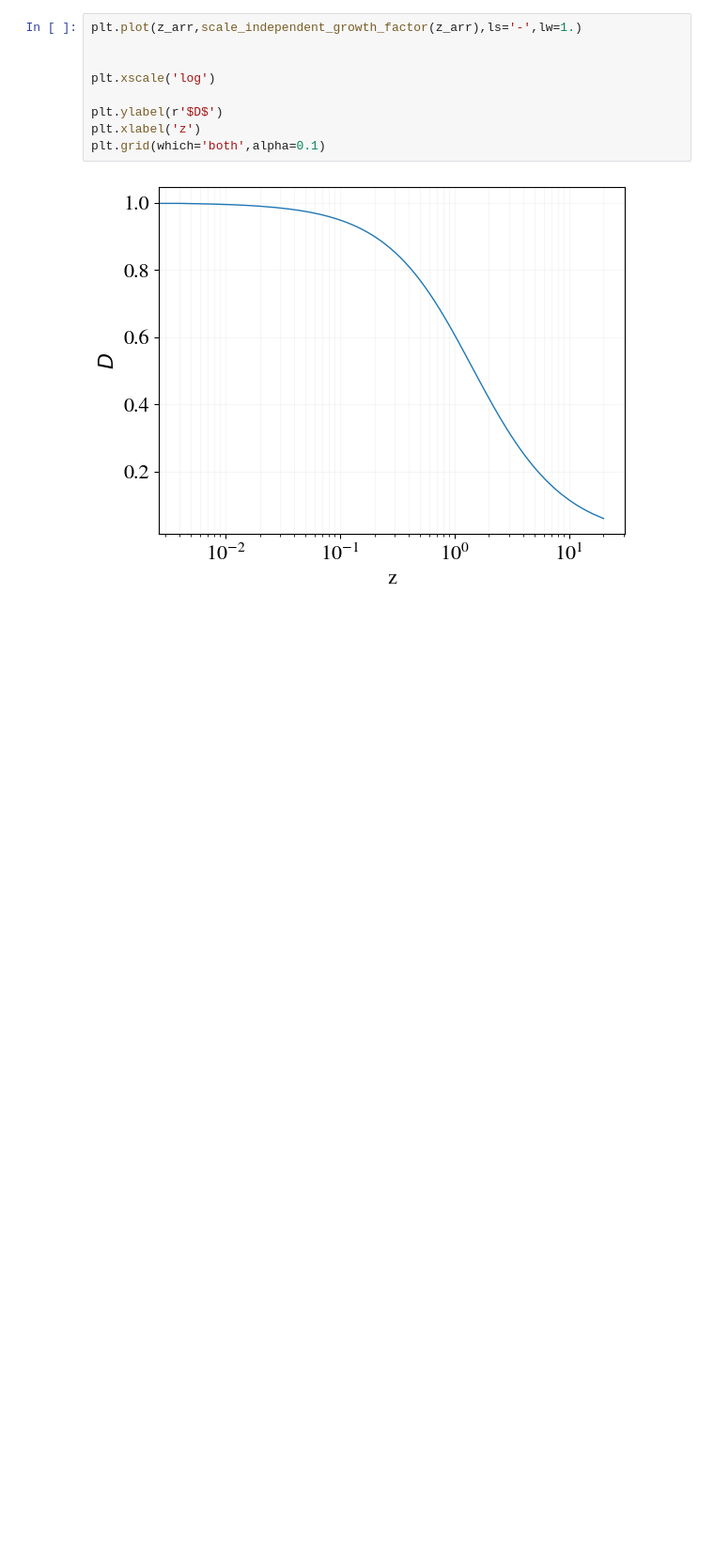
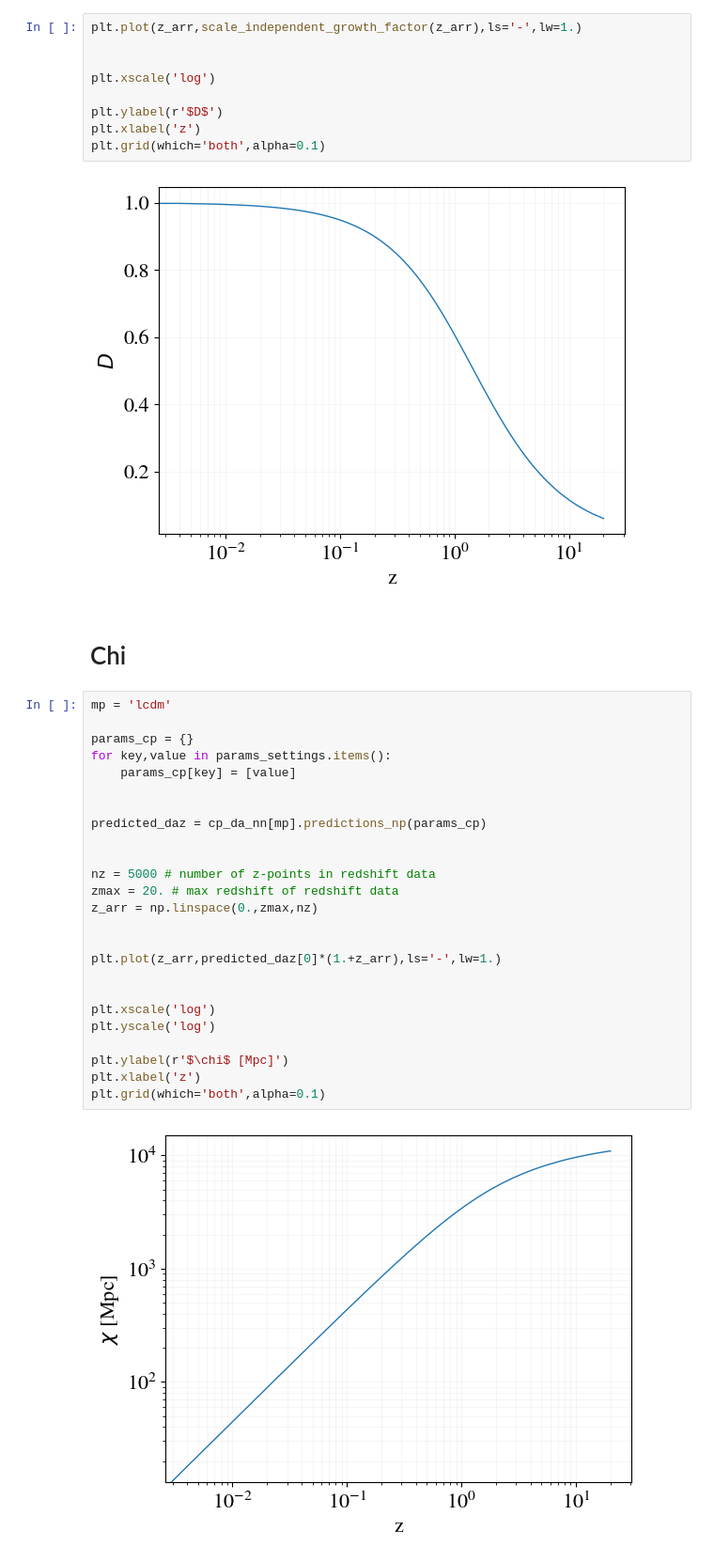
Before and after one commit to cosmopower-organization/notebooks, a Jupyter notebook: get_quantities_cosmopower.ipynb, the cells around one changed output. Shown at 94% size. Cells and saved outputs as stored; diff of their text form; blank space fills up the shorter version.

```diff
--- a/get_quantities_cosmopower.ipynb
+++ b/get_quantities_cosmopower.ipynb
@@ -563,3 +563,32 @@ plt.xlabel('z')
 plt.grid(which='both',alpha=0.1)
 # %% [output]
 [figure]
+# %% [markdown]
+# Chi
+# %%
+mp = 'lcdm'
+
+params_cp = {}
+for key,value in params_settings.items():
+    params_cp[key] = [value]
+
+
+predicted_daz = cp_da_nn[mp].predictions_np(params_cp)
+
+
+nz = 5000 # number of z-points in redshift data
+zmax = 20. # max redshift of redshift data
+z_arr = np.linspace(0.,zmax,nz)
+
+
+plt.plot(z_arr,predicted_daz[0]*(1.+z_arr),ls='-',lw=1.)
+
+
+plt.xscale('log')
+plt.yscale('log')
+
+plt.ylabel(r'$\chi$ [Mpc]')
+plt.xlabel('z')
+plt.grid(which='both',alpha=0.1)
+# %% [output]
+[figure, added]
```
Also changed, not shown: parts of 2 cells of this notebook, 1 other file.
